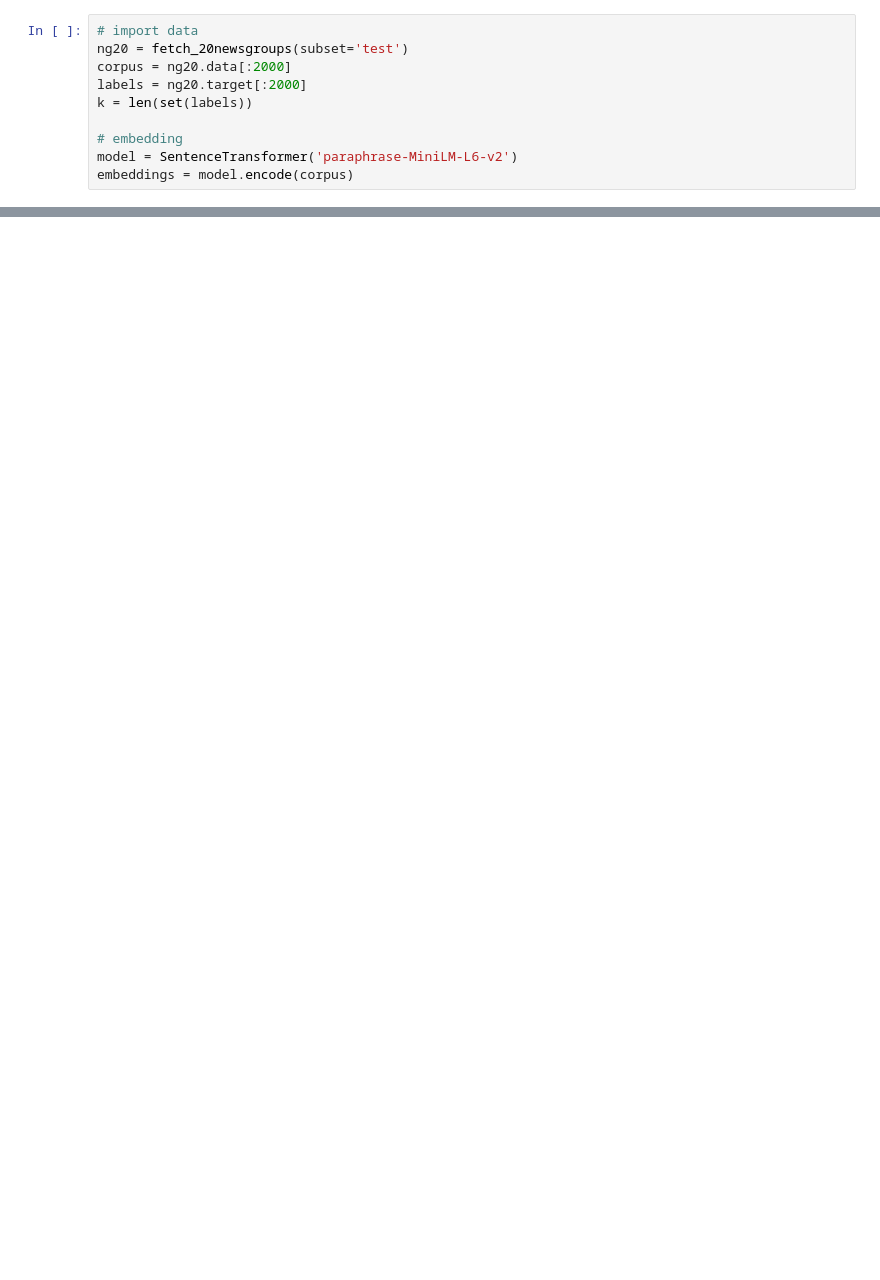
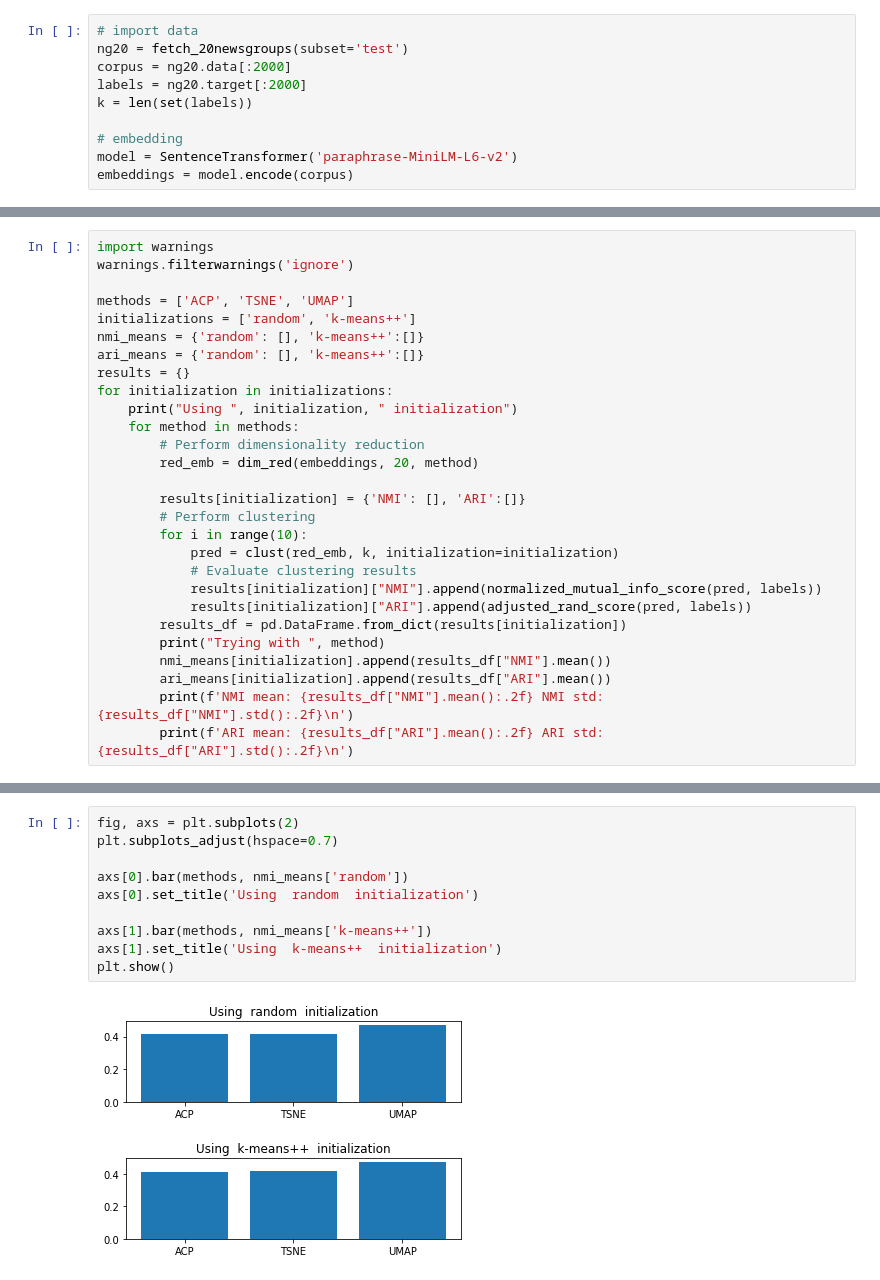
Before and after one commit to KARABERNOUmohamedislem/Projet-final-Data-Engineering, a Jupyter notebook: Experiments/tests_bonus.ipynb, the cells around one changed output, grey strips where cells are left out. Saved outputs shown, nothing was run; the diff lists cells and outputs as text; blank space fills up the shorter version.

```diff
--- a/Experiments/tests_bonus.ipynb
+++ b/Experiments/tests_bonus.ipynb
@@ -114,0 +271,28 @@ ARI: 0.29
+# %%
+import warnings
+warnings.filterwarnings('ignore')
+
+methods = ['ACP', 'TSNE', 'UMAP']
+initializations = ['random', 'k-means++']
+nmi_means = {'random': [], 'k-means++':[]}
+ari_means = {'random': [], 'k-means++':[]}
+results = {}
+for initialization in initializations:
+    print("Using ", initialization, " initialization")
+    for method in methods:
+        # Perform dimensionality reduction
+        red_emb = dim_red(embeddings, 20, method)
+
+        results[initialization] = {'NMI': [], 'ARI':[]}
+        # Perform clustering
+        for i in range(10):
+            pred = clust(red_emb, k, initialization=initialization)
+            # Evaluate clustering results
+            results[initialization]["NMI"].append(normalized_mutual_info_score(pred, labels))
+            results[initialization]["ARI"].append(adjusted_rand_score(pred, labels))
+        results_df = pd.DataFrame.from_dict(results[initialization])
+        print("Trying with ", method)
+        nmi_means[initialization].append(results_df["NMI"].mean())
+        ari_means[initialization].append(results_df["ARI"].mean())
+        print(f'NMI mean: {results_df["NMI"].mean():.2f} NMI std: {results_df["NMI"].std():.2f}\n')
+        print(f'ARI mean: {results_df["ARI"].mean():.2f} ARI std: {results_df["ARI"].std():.2f}\n')
@@ -114,0 +317,12 @@ ARI: 0.29
+# %%
+fig, axs = plt.subplots(2)
+plt.subplots_adjust(hspace=0.7)
+
+axs[0].bar(methods, nmi_means['random'])
+axs[0].set_title('Using  random  initialization')
+
+axs[1].bar(methods, nmi_means['k-means++'])
+axs[1].set_title('Using  k-means++  initialization')
+plt.show()
+# %% [output]
+[figure, added]
```
Also changed, not shown: parts of 21 cells of this notebook.
